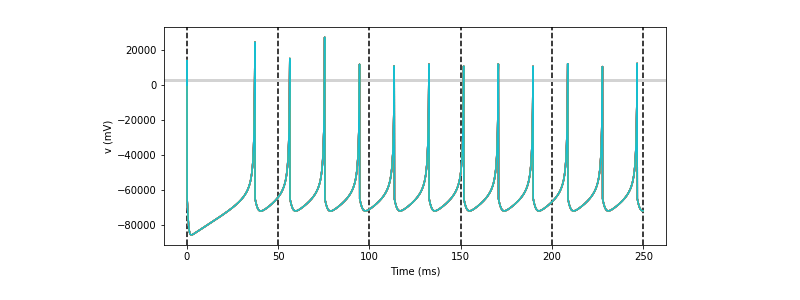
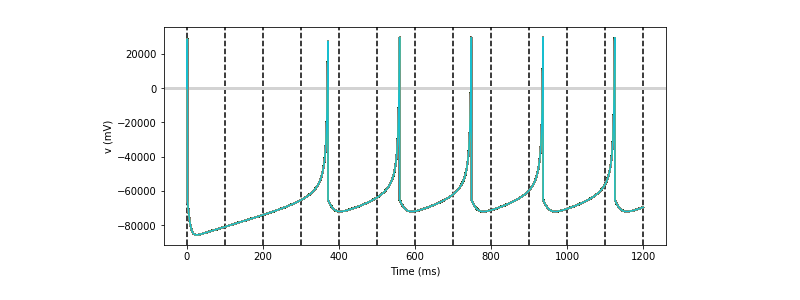
Before and after one commit to williampeer/brian2, a Jupyter notebook: Izhikevich_1.ipynb, the cells around one changed output. Saved outputs shown, nothing was run; the diff lists cells and outputs as text; code cells hidden in the pictures.

```diff
--- a/Izhikevich_1.ipynb
+++ b/Izhikevich_1.ipynb
@@ -69,17 +71,15 @@ spikemon = SpikeMonitor(G[:], variables='v')
 # %%
-t = 50
-run(t*ms)
-
+# run(100*ms)
 # create spike plots
 figure(figsize=(9, 4))
-for l in range(6):
-    axvline(l*50, ls='--', c='k')
-axhline(3000, ls='-', c='lightgray', lw=3)
+for l in range(13):
+    axvline(l*100, ls='--', c='k')
+axhline(30, ls='-', c='lightgray', lw=3)
 plot(statemon.t/ms, statemon.v.T/mV, '-')
 xlabel('Time (ms)')
 ylabel('v (mV)');
 # %% [output]
-[figure, old version]
+[figure, new version]
 # %%
 plot(spikemon.t/ms, spikemon.i, '.k')
 xlabel('Time (ms)')
```
Also changed, not shown: parts of 6 cells of this notebook.
